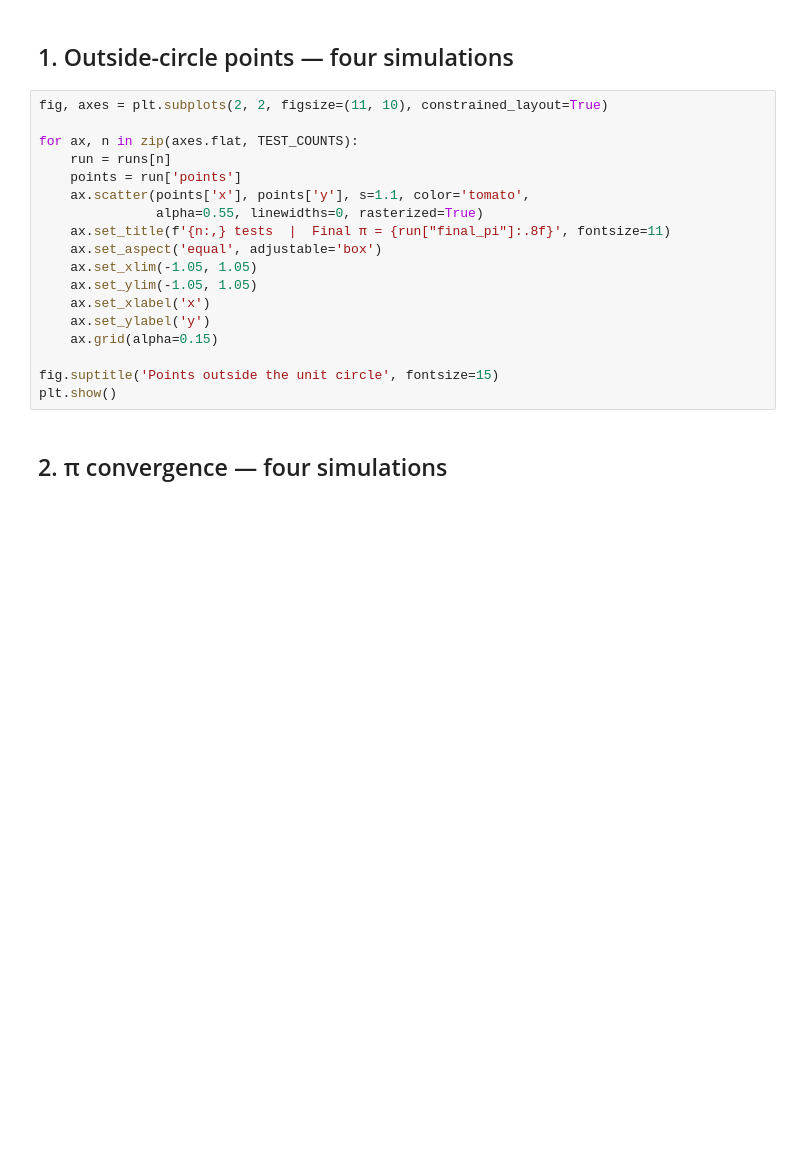
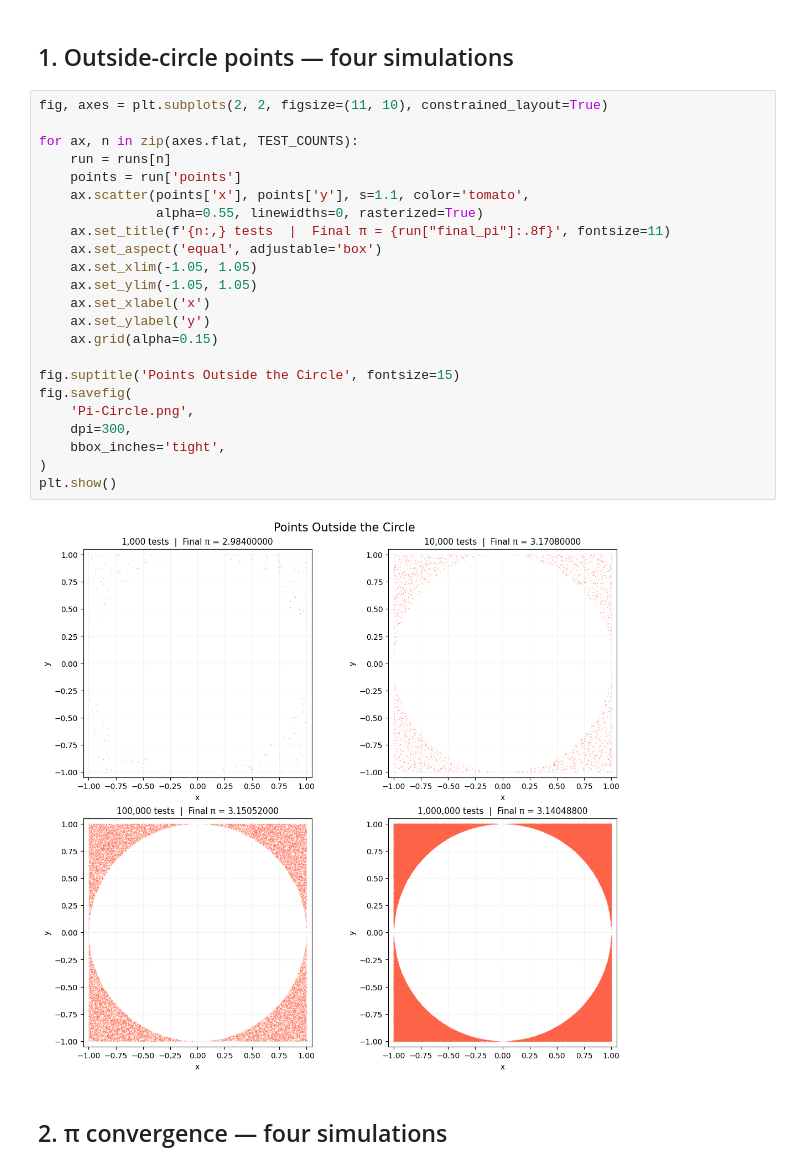
Before and after one commit to richardhoehn/mtsu.csci.6330, a Jupyter notebook: lab_pi_estimator/Pi-Visualizer-Comparison.ipynb, the cells around one changed output. Saved outputs shown, nothing was run; the diff lists cells and outputs as text; blank space fills up the shorter version.

```diff
--- a/lab_pi_estimator/Pi-Visualizer-Comparison.ipynb
+++ b/lab_pi_estimator/Pi-Visualizer-Comparison.ipynb
@@ -52,21 +57,28 @@ for n in TEST_COUNTS:
 # %%
 fig, axes = plt.subplots(2, 2, figsize=(11, 10), constrained_layout=True)
 
 for ax, n in zip(axes.flat, TEST_COUNTS):
     run = runs[n]
     points = run['points']
     ax.scatter(points['x'], points['y'], s=1.1, color='tomato',
                alpha=0.55, linewidths=0, rasterized=True)
     ax.set_title(f'{n:,} tests  |  Final π = {run["final_pi"]:.8f}', fontsize=11)
     ax.set_aspect('equal', adjustable='box')
     ax.set_xlim(-1.05, 1.05)
     ax.set_ylim(-1.05, 1.05)
     ax.set_xlabel('x')
     ax.set_ylabel('y')
     ax.grid(alpha=0.15)
 
-fig.suptitle('Points outside the unit circle', fontsize=15)
+fig.suptitle('Points Outside the Circle', fontsize=15)
+fig.savefig(
+    'Pi-Circle.png',
+    dpi=300,
+    bbox_inches='tight',
+)
 plt.show()
+# %% [output]
+[figure, added]
 # %% [markdown]
 ## 2. π convergence — four simulations
 # %%
```
Also changed, not shown: parts of 3 cells of this notebook, 15 other files.
